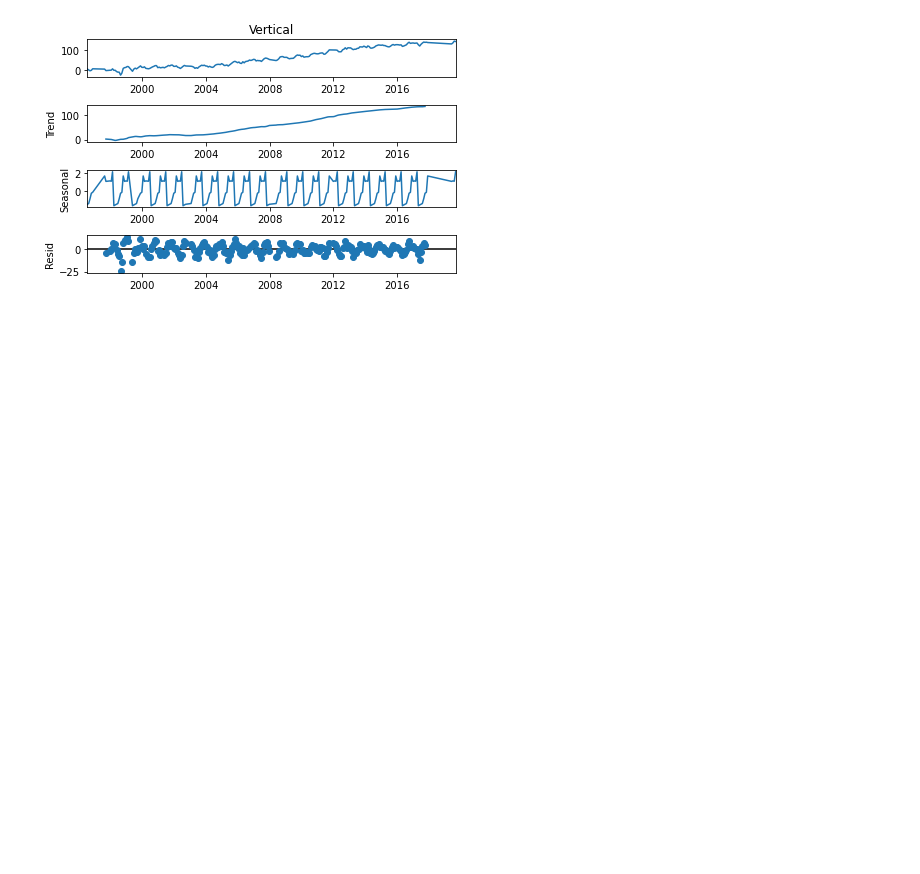
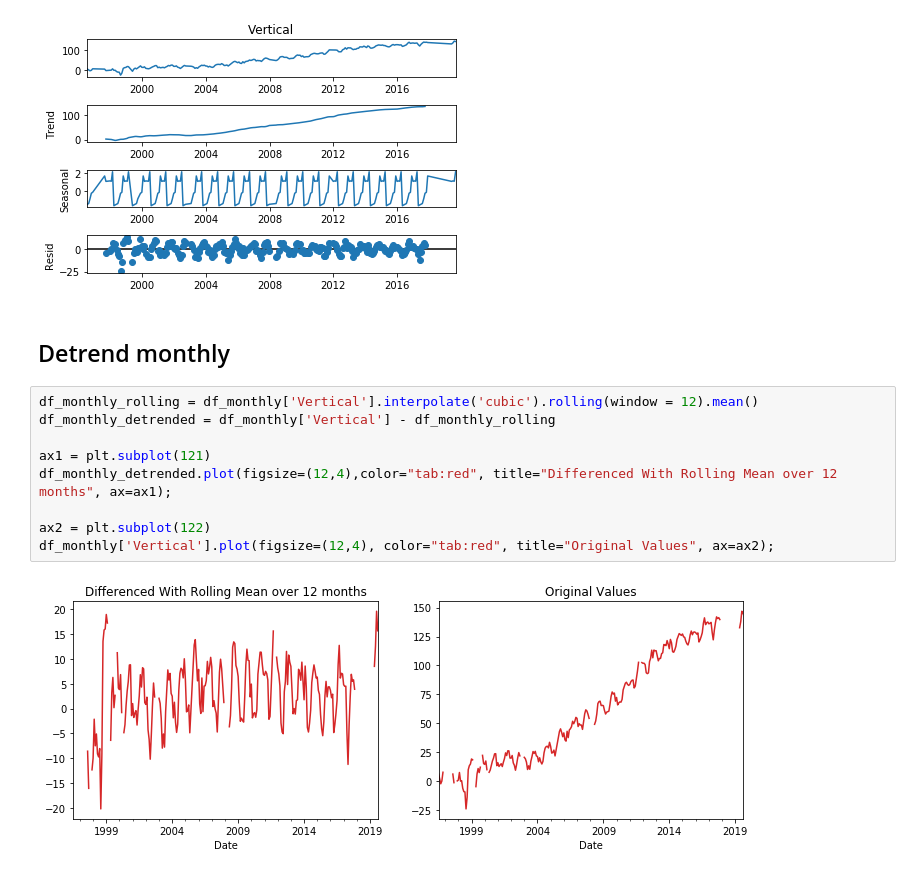
Before and after one commit to ldeo-arctictides/tidegauges-historical, a Jupyter notebook: example_statistics_GPS.ipynb, the cells around one changed output. Saved outputs shown, nothing was run; the diff lists cells and outputs as text; blank space fills up the shorter version.

```diff
--- a/example_statistics_GPS.ipynb
+++ b/example_statistics_GPS.ipynb
@@ -387,3 +382,16 @@ residual = decomposition.resid
 decomposition.plot();
 # %% [output]
 [figure]
+# %% [markdown]
+## Detrend monthly
+# %%
+df_monthly_rolling = df_monthly['Vertical'].interpolate('cubic').rolling(window = 12).mean()
+df_monthly_detrended = df_monthly['Vertical'] - df_monthly_rolling
+
+ax1 = plt.subplot(121)
+df_monthly_detrended.plot(figsize=(12,4),color="tab:red", title="Differenced With Rolling Mean over 12 months", ax=ax1);
+
+ax2 = plt.subplot(122)
+df_monthly['Vertical'].plot(figsize=(12,4), color="tab:red", title="Original Values", ax=ax2);
+# %% [output]
+[figure, added]
```
Also changed, not shown: parts of 16 cells of this notebook, 4 other files.
